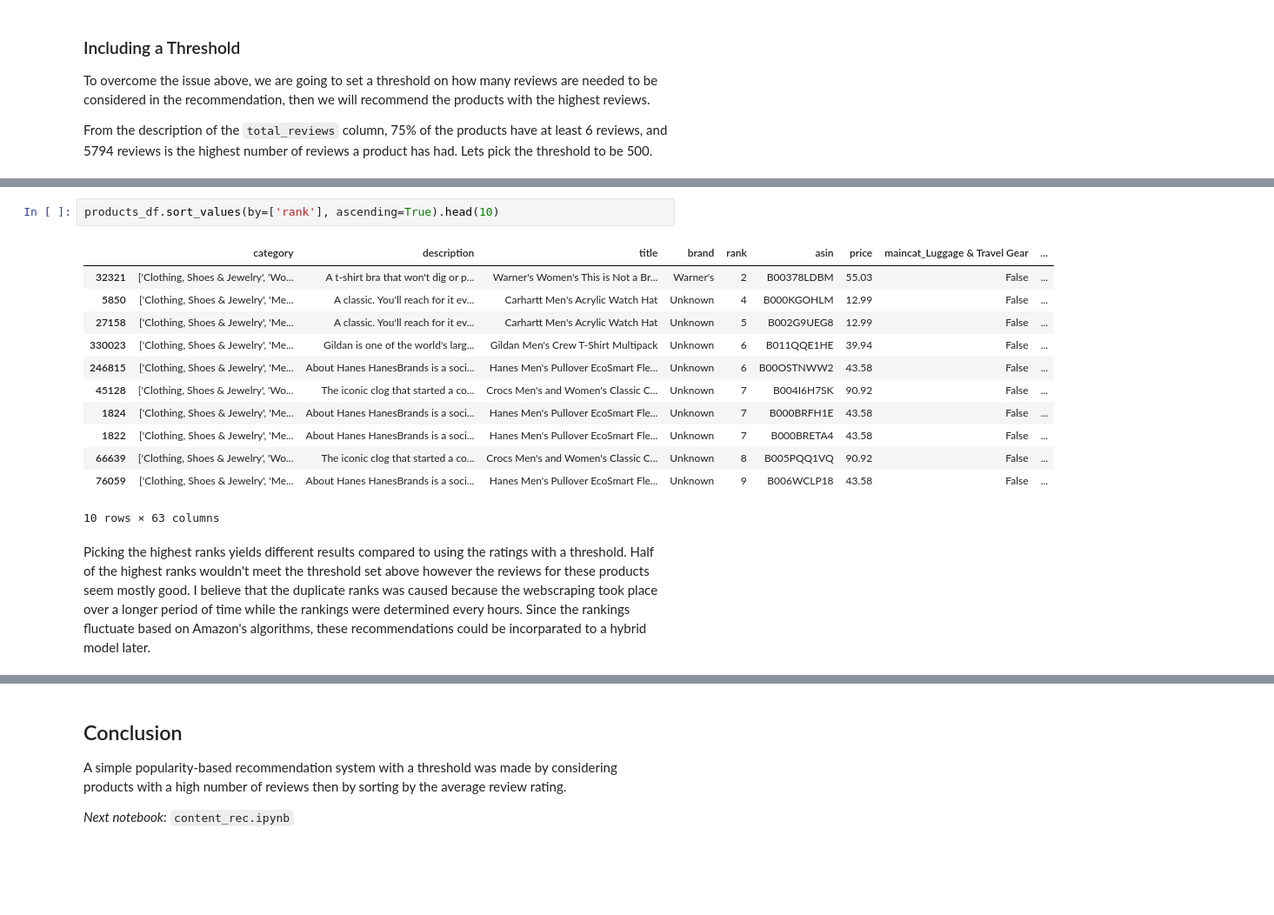
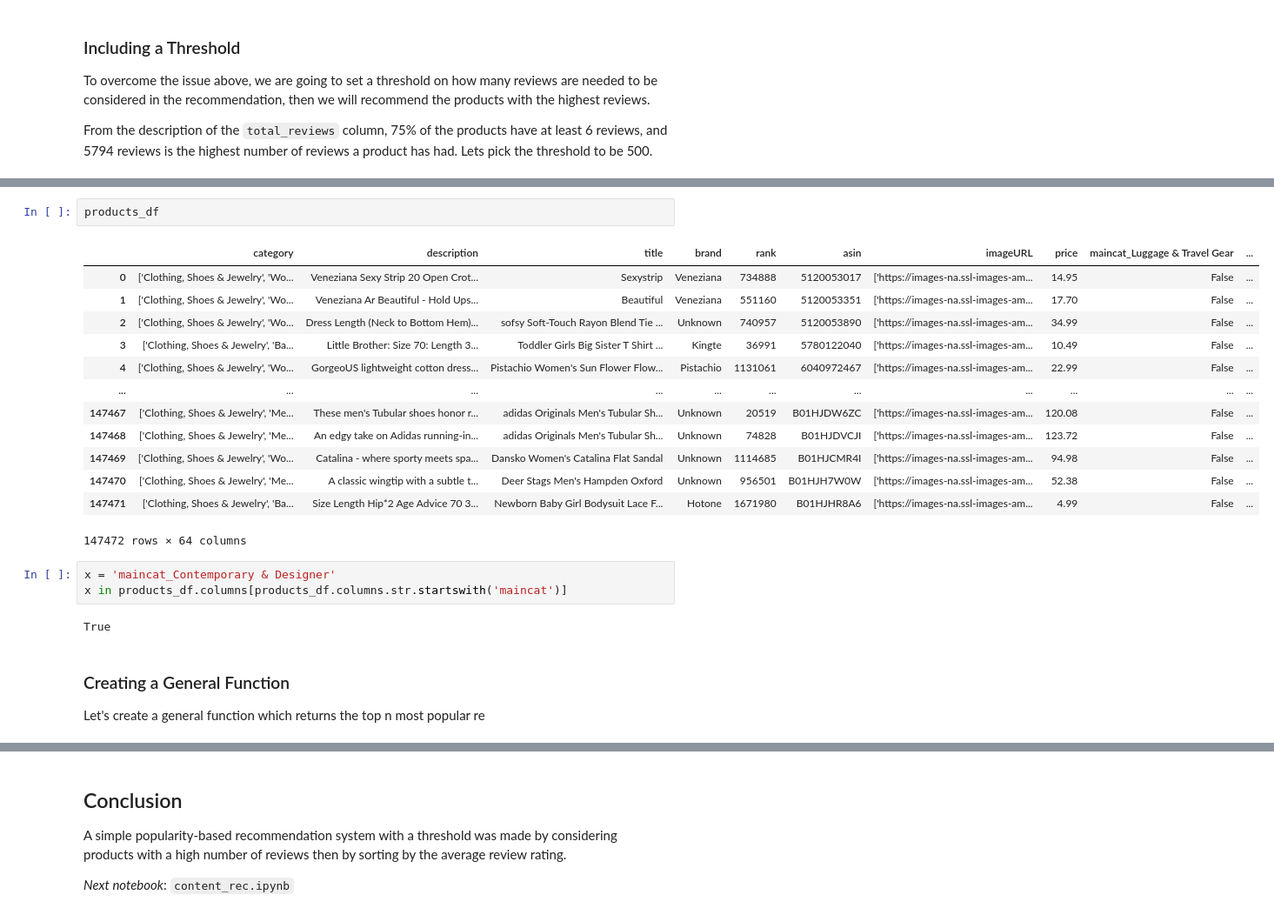
Before and after one commit to mkelsayed/ClothingRecommendationSystem, a Jupyter notebook: popularity_rec.ipynb, the cells around one changed output, grey strips where cells are left out. Shown: that part at 87% size. Drawn from its saved outputs; the diff is of its cells as text; blank space fills up the shorter version.

```diff
--- a/popularity_rec.ipynb
+++ b/popularity_rec.ipynb
@@ -134,17 +130,25 @@ The `rank` column depicts the ranking position of the product in the Clothing, S
-# %%
-products_df.sort_values(by=['rank'], ascending=True).head(10)
-# %% [output]
-|  | category | description | title | brand | rank | asin | price | maincat_Luggage & Travel Gear | ... |
-| 32321 | ['Clothing, Shoes & Jewelry', 'Wo... | A t-shirt bra that won't dig or p... | Warner's Women's This is Not a Br... | Warner's | 2 | B00378LDBM | 55.03 | False | ... |
-| 5850 | ['Clothing, Shoes & Jewelry', 'Me... | A classic. You'll reach for it ev... | Carhartt Men's Acrylic Watch Hat | Unknown | 4 | B000KGOHLM | 12.99 | False | ... |
-| 27158 | ['Clothing, Shoes & Jewelry', 'Me... | A classic. You'll reach for it ev... | Carhartt Men's Acrylic Watch Hat | Unknown | 5 | B002G9UEG8 | 12.99 | False | ... |
-| 330023 | ['Clothing, Shoes & Jewelry', 'Me... | Gildan is one of the world's larg... | Gildan Men's Crew T-Shirt Multipack | Unknown | 6 | B011QQE1HE | 39.94 | False | ... |
-| 246815 | ['Clothing, Shoes & Jewelry', 'Me... | About Hanes HanesBrands is a soci... | Hanes Men's Pullover EcoSmart Fle... | Unknown | 6 | B00OSTNWW2 | 43.58 | False | ... |
-| 45128 | ['Clothing, Shoes & Jewelry', 'Wo... | The iconic clog that started a co... | Crocs Men's and Women's Classic C... | Unknown | 7 | B004I6H7SK | 90.92 | False | ... |
-| 1824 | ['Clothing, Shoes & Jewelry', 'Me... | About Hanes HanesBrands is a soci... | Hanes Men's Pullover EcoSmart Fle... | Unknown | 7 | B000BRFH1E | 43.58 | False | ... |
-| 1822 | ['Clothing, Shoes & Jewelry', 'Me... | About Hanes HanesBrands is a soci... | Hanes Men's Pullover EcoSmart Fle... | Unknown | 7 | B000BRETA4 | 43.58 | False | ... |
-| 66639 | ['Clothing, Shoes & Jewelry', 'Wo... | The iconic clog that started a co... | Crocs Men's and Women's Classic C... | Unknown | 8 | B005PQQ1VQ | 90.92 | False | ... |
-| 76059 | ['Clothing, Shoes & Jewelry', 'Me... | About Hanes HanesBrands is a soci... | Hanes Men's Pullover EcoSmart Fle... | Unknown | 9 | B006WCLP18 | 43.58 | False | ... |
-10 rows × 63 columns
-# %% [markdown]
-Picking the highest ranks yields different results compared to using the ratings with a threshold. Half of the highest ranks wouldn't meet the threshold set above however the reviews for these products seem mostly good. I believe that the duplicate ranks was caused because the webscraping took place over a longer period of time while the rankings were determined every hours. Since the rankings fluctuate based on Amazon's algorithms, these recommendations could be incorparated to a hybrid model later.
+# %%
+products_df
+# %% [output]
+|  | category | description | title | brand | rank | asin | imageURL | price | maincat_Luggage & Travel Gear | ... |
+| 0 | ['Clothing, Shoes & Jewelry', 'Wo... | Veneziana Sexy Strip 20 Open Crot... | Sexystrip | Veneziana | 734888 | 5120053017 | ['https://images-na.ssl-images-am... | 14.95 | False | ... |
+| 1 | ['Clothing, Shoes & Jewelry', 'Wo... | Veneziana Ar Beautiful - Hold Ups... | Beautiful | Veneziana | 551160 | 5120053351 | ['https://images-na.ssl-images-am... | 17.70 | False | ... |
+| 2 | ['Clothing, Shoes & Jewelry', 'Wo... | Dress Length (Neck to Bottom Hem)... | sofsy Soft-Touch Rayon Blend Tie ... | Unknown | 740957 | 5120053890 | ['https://images-na.ssl-images-am... | 34.99 | False | ... |
+| 3 | ['Clothing, Shoes & Jewelry', 'Ba... | Little Brother: Size 70: Length 3... | Toddler Girls Big Sister T Shirt ... | Kingte | 36991 | 5780122040 | ['https://images-na.ssl-images-am... | 10.49 | False | ... |
+| 4 | ['Clothing, Shoes & Jewelry', 'Wo... | GorgeoUS lightweight cotton dress... | Pistachio Women's Sun Flower Flow... | Pistachio | 1131061 | 6040972467 | ['https://images-na.ssl-images-am... | 22.99 | False | ... |
+| ... | ... | ... | ... | ... | ... | ... | ... | ... | ... | ... |
+| 147467 | ['Clothing, Shoes & Jewelry', 'Me... | These men's Tubular shoes honor r... | adidas Originals Men's Tubular Sh... | Unknown | 20519 | B01HJDW6ZC | ['https://images-na.ssl-images-am... | 120.08 | False | ... |
+| 147468 | ['Clothing, Shoes & Jewelry', 'Me... | An edgy take on Adidas running-in... | adidas Originals Men's Tubular Sh... | Unknown | 74828 | B01HJDVCJI | ['https://images-na.ssl-images-am... | 123.72 | False | ... |
+| 147469 | ['Clothing, Shoes & Jewelry', 'Wo... | Catalina - where sporty meets spa... | Dansko Women's Catalina Flat Sandal | Unknown | 1114685 | B01HJCMR4I | ['https://images-na.ssl-images-am... | 94.98 | False | ... |
+| 147470 | ['Clothing, Shoes & Jewelry', 'Me... | A classic wingtip with a subtle t... | Deer Stags Men's Hampden Oxford | Unknown | 956501 | B01HJH7W0W | ['https://images-na.ssl-images-am... | 52.38 | False | ... |
+| 147471 | ['Clothing, Shoes & Jewelry', 'Ba... | Size Length Hip*2 Age Advice 70 3... | Newborn Baby Girl Bodysuit Lace F... | Hotone | 1671980 | B01HJHR8A6 | ['https://images-na.ssl-images-am... | 4.99 | False | ... |
+147472 rows × 64 columns
+# %%
+x = 'maincat_Contemporary & Designer'
+x in products_df.columns[products_df.columns.str.startswith('maincat')]
+# %% [output]
+True
+# %% [markdown]
+### Creating a General Function
+
+Let's create a general function which returns the top n most popular re
```
Also changed, not shown: parts of 8 cells of this notebook.
